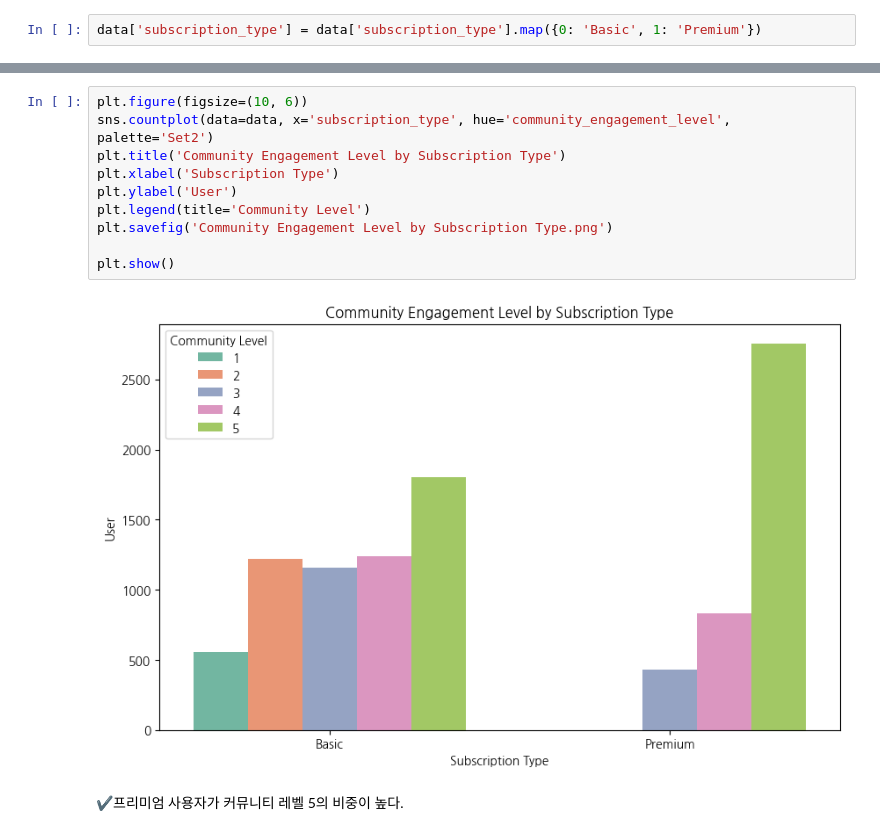
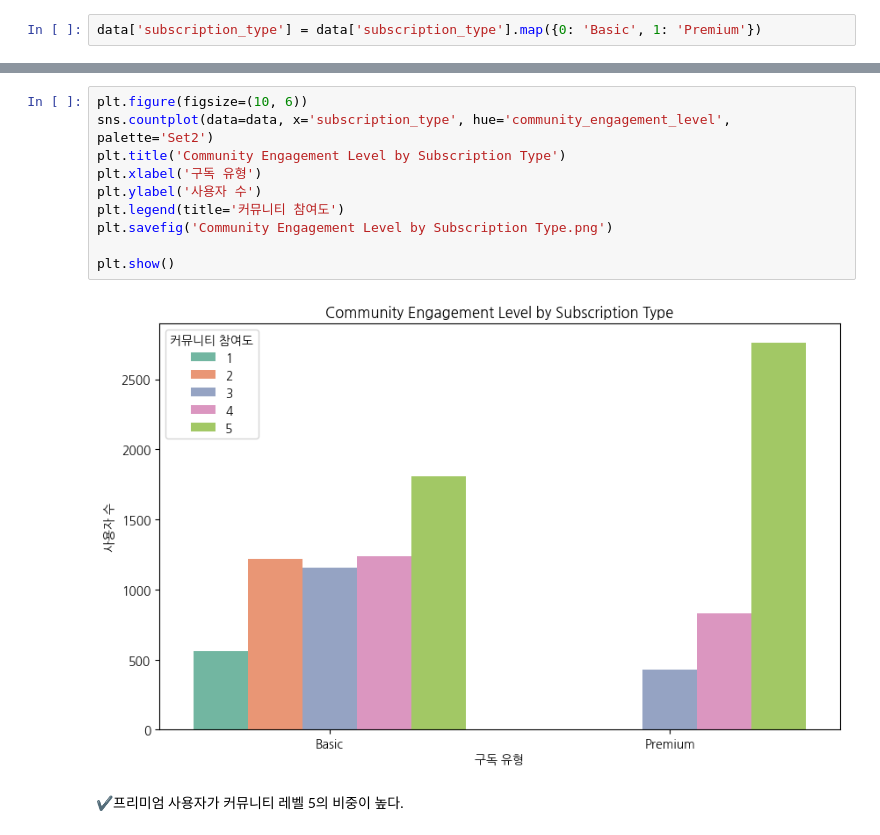
Before and after one commit to kesiss777/wassup3, a Jupyter notebook: 05_Data_Analysis/DA_Mini_Project.ipynb, the cells around one changed output, grey strips where cells are left out. Saved outputs shown, nothing was run; the diff lists cells and outputs as text.

```diff
--- a/05_Data_Analysis/DA_Mini_Project.ipynb
+++ b/05_Data_Analysis/DA_Mini_Project.ipynb
@@ -245,15 +245,15 @@ plt.show()
 # %%
 plt.figure(figsize=(10, 6))
 sns.countplot(data=data, x='subscription_type', hue='community_engagement_level', palette='Set2')
 plt.title('Community Engagement Level by Subscription Type')
-plt.xlabel('Subscription Type')
-plt.ylabel('User')
-plt.legend(title='Community Level')
+plt.xlabel('구독 유형')
+plt.ylabel('사용자 수')
+plt.legend(title='커뮤니티 참여도')
 plt.savefig('Community Engagement Level by Subscription Type.png')
 
 plt.show()
 # %% [output]
-[figure, old version]
+[figure, new version]
 # %% [markdown]
 ✔️프리미엄 사용자가 커뮤니티 레벨 5의 비중이 높다.
 # %%
```
Also changed, not shown: parts of 9 cells of this notebook, 12 other files.
